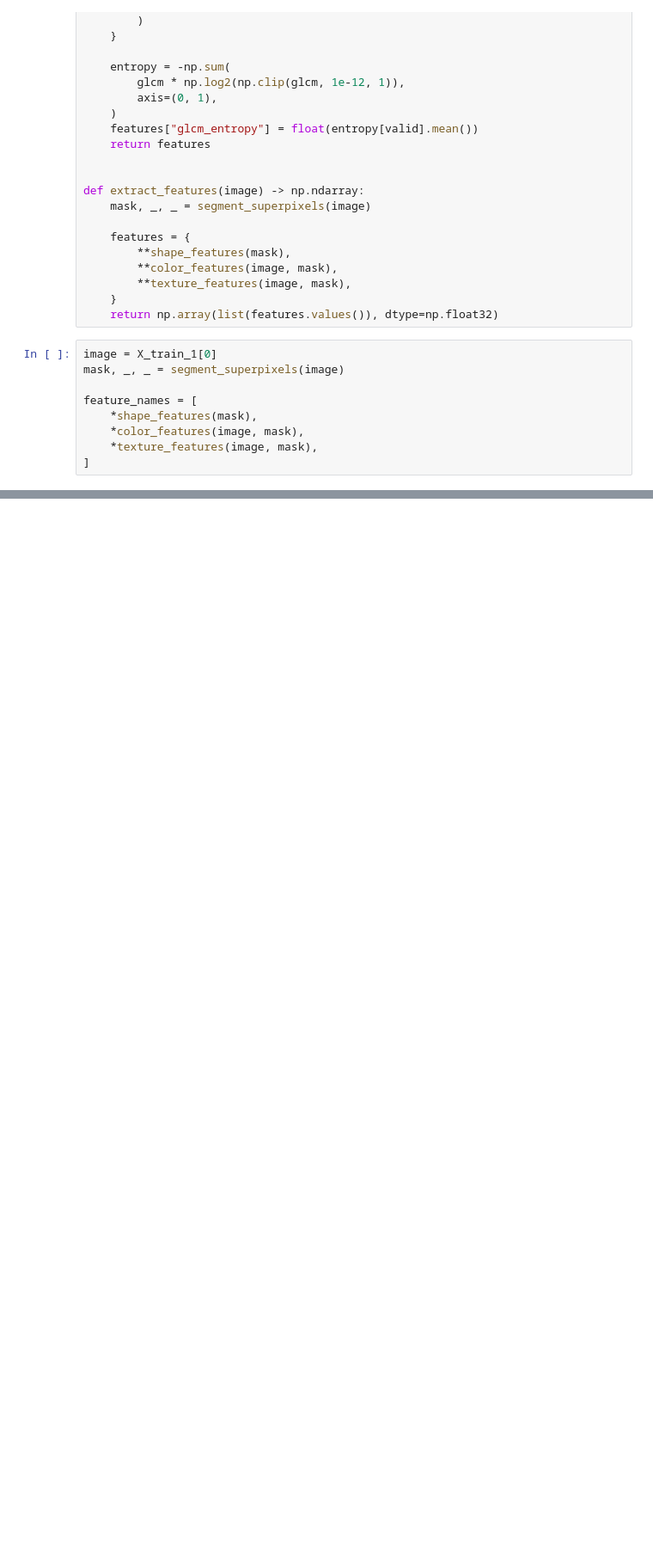
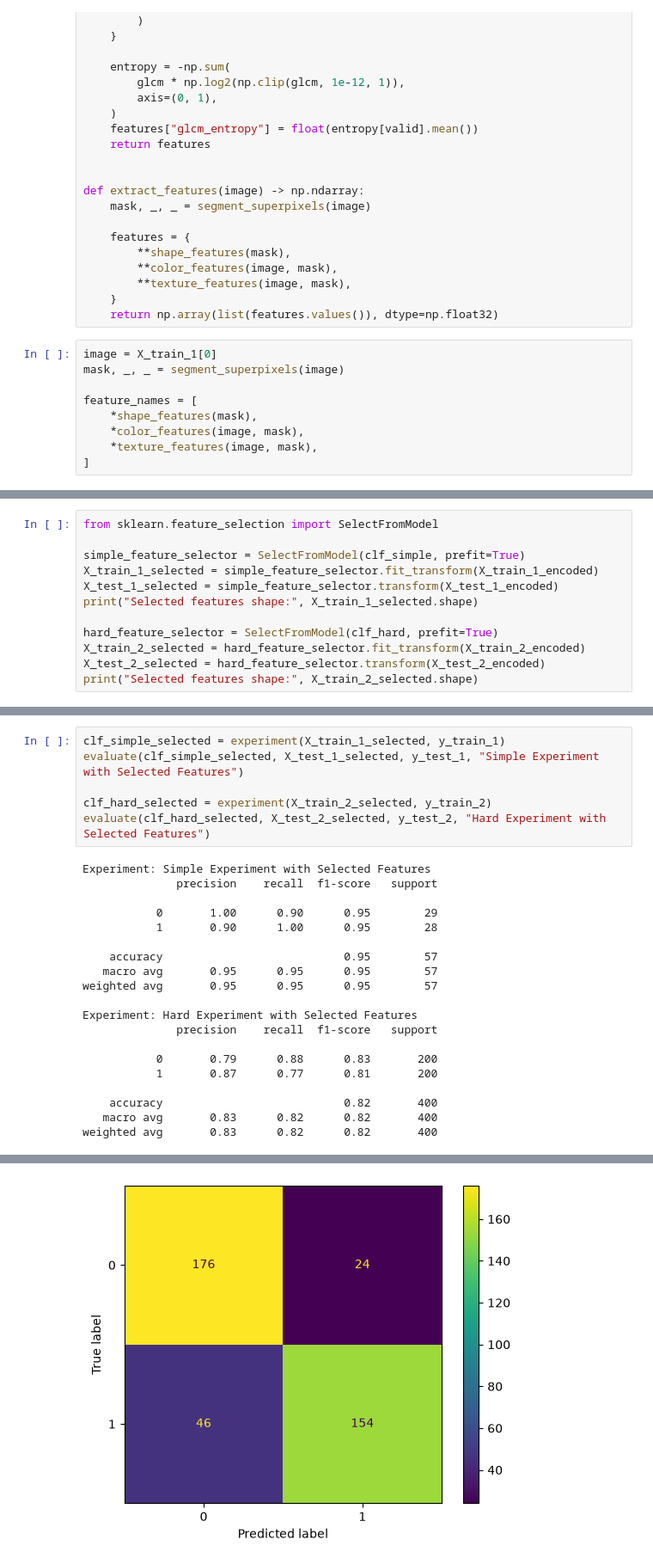
Before and after one commit to lkwinta/pattern-recongition, a Jupyter notebook: lab4/lab4.ipynb, the cells around one changed output, grey strips where cells are left out. Shown at 86% size. Cells and saved outputs as stored; diff of their text form; blank space fills up the shorter version.

Commit message:
feature selection

```diff
--- a/lab4/lab4.ipynb
+++ b/lab4/lab4.ipynb
@@ -469,0 +332,12 @@ dtype: float64
+# %%
+from sklearn.feature_selection import SelectFromModel
+
+simple_feature_selector = SelectFromModel(clf_simple, prefit=True)
+X_train_1_selected = simple_feature_selector.fit_transform(X_train_1_encoded)
+X_test_1_selected = simple_feature_selector.transform(X_test_1_encoded)
+print("Selected features shape:", X_train_1_selected.shape)
+
+hard_feature_selector = SelectFromModel(clf_hard, prefit=True)
+X_train_2_selected = hard_feature_selector.fit_transform(X_train_2_encoded)
+X_test_2_selected = hard_feature_selector.transform(X_test_2_encoded)
+print("Selected features shape:", X_train_2_selected.shape)
@@ -469,0 +347,26 @@ dtype: float64
+# %%
+clf_simple_selected = experiment(X_train_1_selected, y_train_1)
+evaluate(clf_simple_selected, X_test_1_selected, y_test_1, "Simple Experiment with Selected Features")
+
+clf_hard_selected = experiment(X_train_2_selected, y_train_2)
+evaluate(clf_hard_selected, X_test_2_selected, y_test_2, "Hard Experiment with Selected Features")
+# %% [output]
+Experiment: Simple Experiment with Selected Features
+              precision    recall  f1-score   support
+
+           0       1.00      0.90      0.95        29
+           1       0.90      1.00      0.95        28
+
+    accuracy                           0.95        57
+   macro avg       0.95      0.95      0.95        57
+weighted avg       0.95      0.95      0.95        57
+
+Experiment: Hard Experiment with Selected Features
+              precision    recall  f1-score   support
+
+           0       0.79      0.88      0.83       200
+           1       0.87      0.77      0.81       200
+
+    accuracy                           0.82       400
+   macro avg       0.83      0.82      0.82       400
+weighted avg       0.83      0.82      0.82       400
@@ -469,0 +374 @@ dtype: float64
+[figure, added]
```
Also changed, not shown: parts of 39 cells of this notebook.
